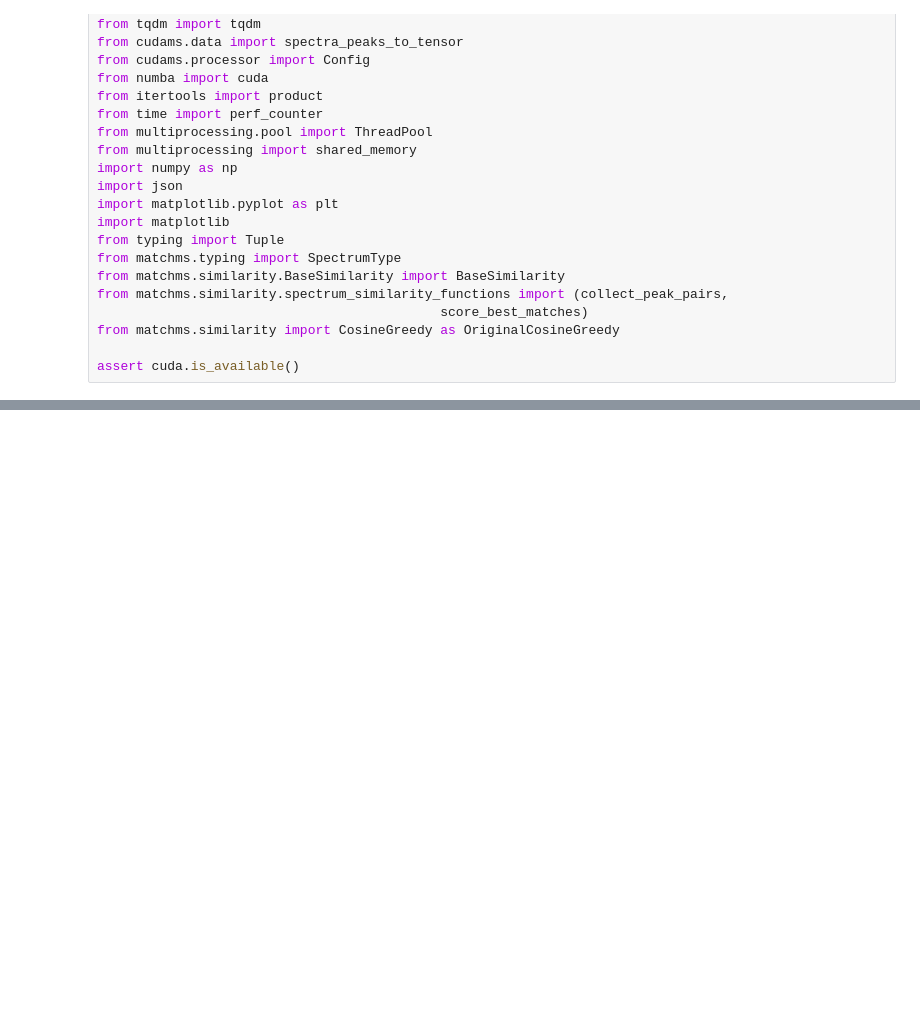
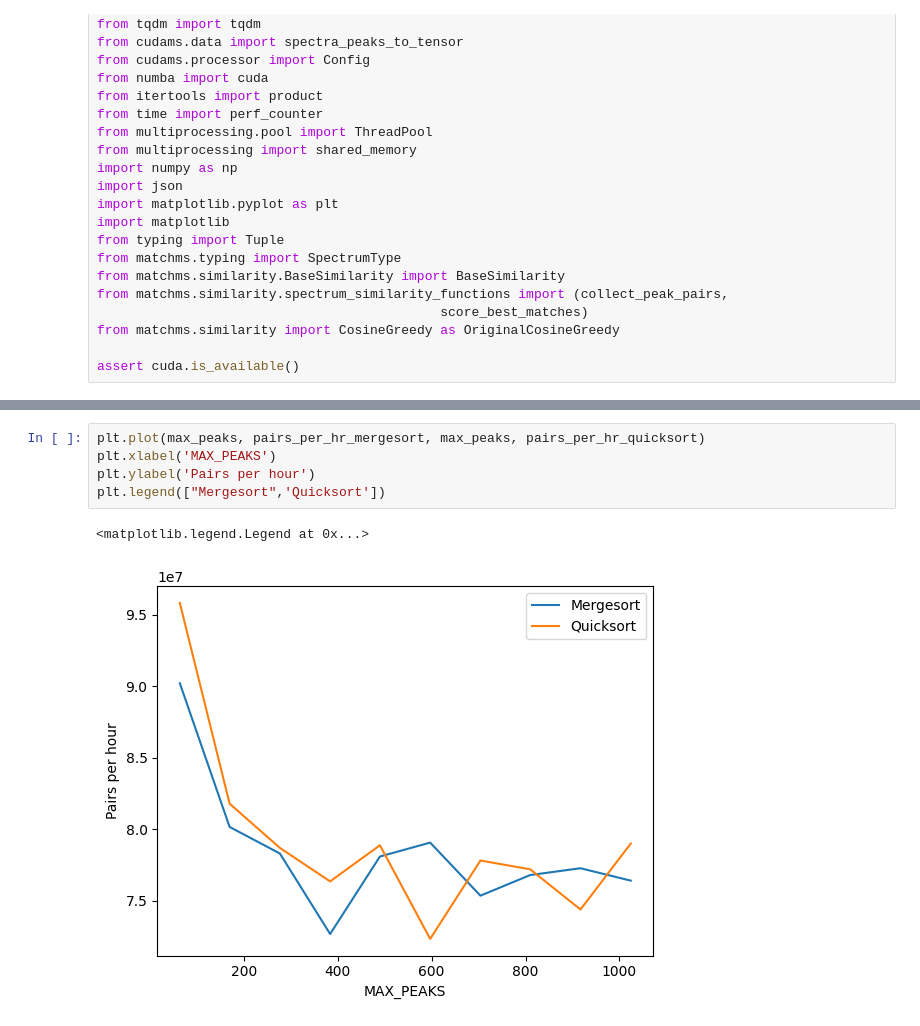
Before and after one commit to tornikeo/cosine-similarity, a Jupyter notebook: notebooks/performance_mergesort_quicksort.ipynb, the cells around one changed output, grey strips where cells are left out. Drawn from its saved outputs; the diff is of its cells as text; blank space fills up the shorter version.

```diff
--- a/notebooks/performance_mergesort_quicksort.ipynb
+++ b/notebooks/performance_mergesort_quicksort.ipynb
@@ -203,0 +299,8 @@ print(f"Mergesort has {relative_speed:.2f}% the processing speed of quicksort")
+# %%
+plt.plot(max_peaks, pairs_per_hr_mergesort, max_peaks, pairs_per_hr_quicksort)
+plt.xlabel('MAX_PEAKS')
+plt.ylabel('Pairs per hour')
+plt.legend(["Mergesort",'Quicksort'])
+# %% [output]
+<matplotlib.legend.Legend at 0x...>
+[figure, added]
```
Also changed, not shown: parts of 12 cells of this notebook.
